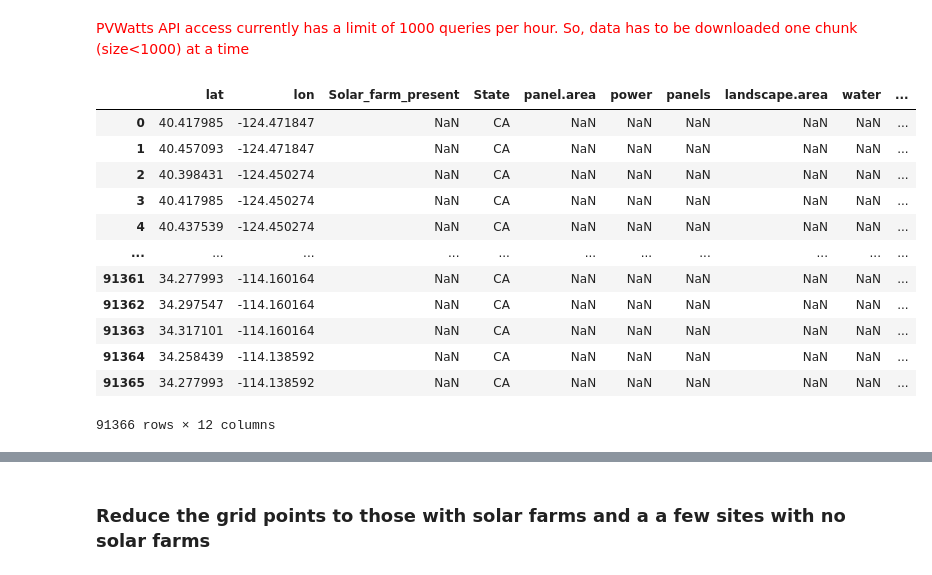
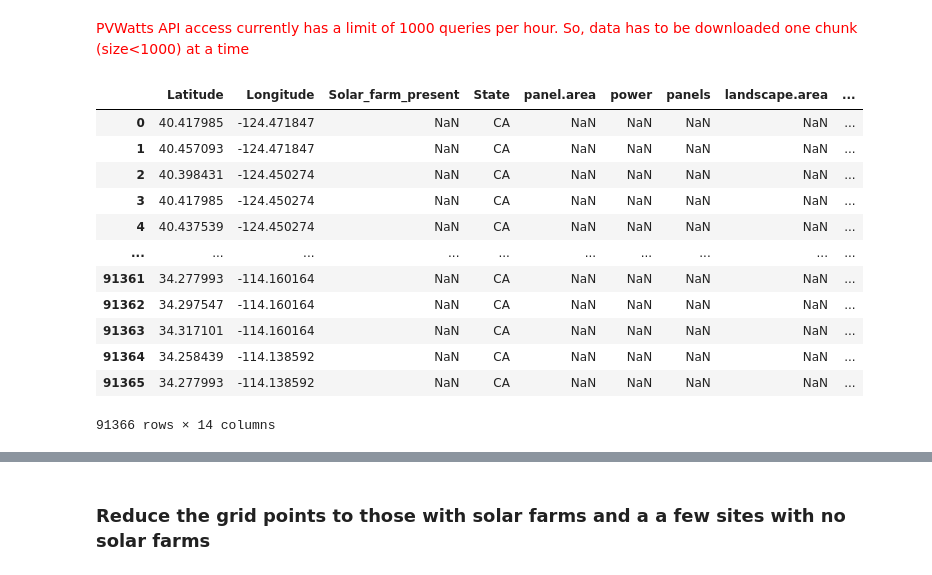
Before and after one commit to hrhampapura/SolarFarmPrediction, a Jupyter notebook: data_code/PVWatts_output.ipynb, the cells around one changed output, grey strips where cells are left out. Drawn from its saved outputs; the diff is of its cells as text; code cells hidden in the pictures.

Commit message:
Added solar data

```diff
--- a/data_code/PVWatts_output.ipynb
+++ b/data_code/PVWatts_output.ipynb
@@ -67,27 +69,27 @@ print(response)
 # %%
 # 1. Define a list of latitudes and longitudes for CONUS
 all_data = []
 ##### Read lats and lons CA_grid_dataframe #############
 data_path2     = '/Users/hrh/Desktop/AI/erdos/SolarFarmPrediction/data/'
-ca_gridpath    = data_path2 + 'CA_data_version_9.csv'
+ca_gridpath    = data_path2 + 'CA_data_version_11.csv'
 
 df_main             = pd.read_csv(ca_gridpath)
-ca_grid0             = df_main.loc[df_main['State']=='CA']
+ca_grid0            = df_main.loc[df_main['State']=='CA']
 ca_grid0
 # %% [output]
-|  | lat | lon | Solar_farm_present | State | panel.area | power | panels | landscape.area | water | ... |
-| 0 | 40.417985 | -124.471847 | NaN | CA | NaN | NaN | NaN | NaN | NaN | ... |
-| 1 | 40.457093 | -124.471847 | NaN | CA | NaN | NaN | NaN | NaN | NaN | ... |
-| 2 | 40.398431 | -124.450274 | NaN | CA | NaN | NaN | NaN | NaN | NaN | ... |
-| 3 | 40.417985 | -124.450274 | NaN | CA | NaN | NaN | NaN | NaN | NaN | ... |
-| 4 | 40.437539 | -124.450274 | NaN | CA | NaN | NaN | NaN | NaN | NaN | ... |
-| ... | ... | ... | ... | ... | ... | ... | ... | ... | ... | ... |
-| 91361 | 34.277993 | -114.160164 | NaN | CA | NaN | NaN | NaN | NaN | NaN | ... |
-| 91362 | 34.297547 | -114.160164 | NaN | CA | NaN | NaN | NaN | NaN | NaN | ... |
-| 91363 | 34.317101 | -114.160164 | NaN | CA | NaN | NaN | NaN | NaN | NaN | ... |
-| 91364 | 34.258439 | -114.138592 | NaN | CA | NaN | NaN | NaN | NaN | NaN | ... |
-| 91365 | 34.277993 | -114.138592 | NaN | CA | NaN | NaN | NaN | NaN | NaN | ... |
+|  | Latitude | Longitude | Solar_farm_present | State | panel.area | power | panels | landscape.area | ... |
+| 0 | 40.417985 | -124.471847 | NaN | CA | NaN | NaN | NaN | NaN | ... |
+| 1 | 40.457093 | -124.471847 | NaN | CA | NaN | NaN | NaN | NaN | ... |
+| 2 | 40.398431 | -124.450274 | NaN | CA | NaN | NaN | NaN | NaN | ... |
+| 3 | 40.417985 | -124.450274 | NaN | CA | NaN | NaN | NaN | NaN | ... |
+| 4 | 40.437539 | -124.450274 | NaN | CA | NaN | NaN | NaN | NaN | ... |
+| ... | ... | ... | ... | ... | ... | ... | ... | ... | ... |
+| 91361 | 34.277993 | -114.160164 | NaN | CA | NaN | NaN | NaN | NaN | ... |
+| 91362 | 34.297547 | -114.160164 | NaN | CA | NaN | NaN | NaN | NaN | ... |
+| 91363 | 34.317101 | -114.160164 | NaN | CA | NaN | NaN | NaN | NaN | ... |
+| 91364 | 34.258439 | -114.138592 | NaN | CA | NaN | NaN | NaN | NaN | ... |
+| 91365 | 34.277993 | -114.138592 | NaN | CA | NaN | NaN | NaN | NaN | ... |
-91366 rows × 12 columns
+91366 rows × 14 columns
 # %%
 ### Remove rows where there is no data for land_cover,slope or elevation
 ca_grid = ca_grid0.dropna(subset = ['slope','elevation','land_cover'])
```
Also changed, not shown: parts of 42 cells of this notebook, 6 other files.
